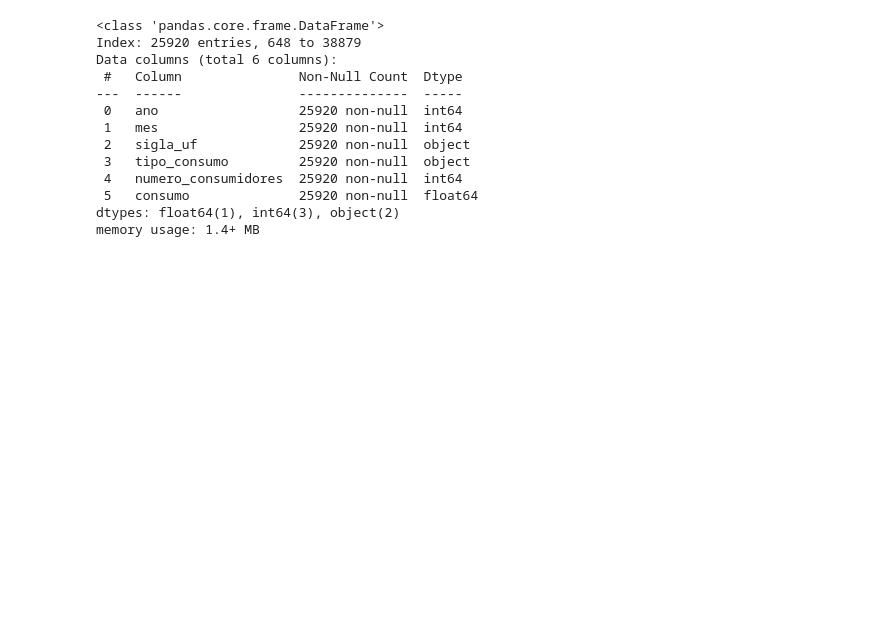
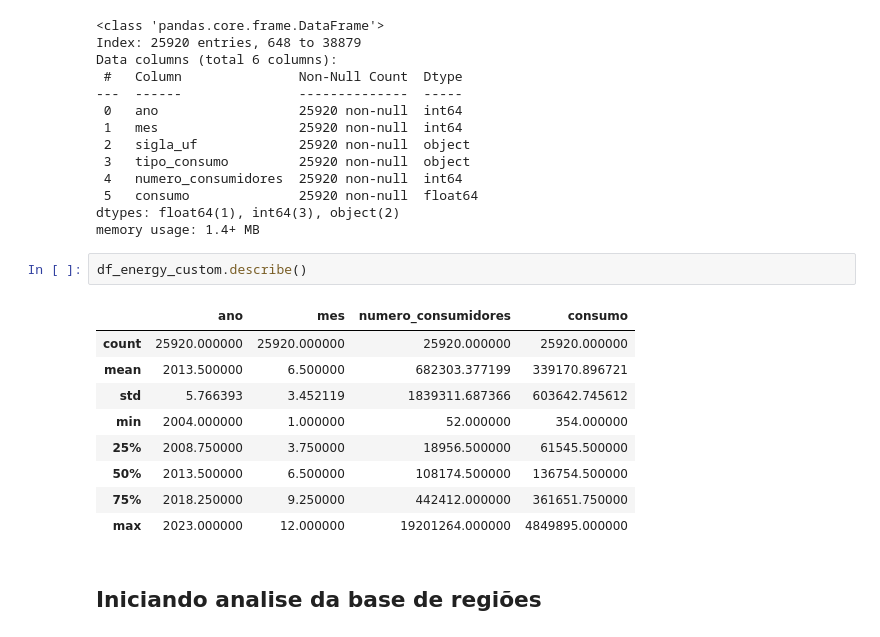
Before and after one commit to davi873/AI_energy_analysis_py, a Jupyter notebook: notebooks/index.ipynb, the cells around one changed output. Cells and saved outputs as stored; diff of their text form; blank space fills up the shorter version.

Commit message:
analise exploratoria finalizada

```diff
--- a/notebooks/index.ipynb
+++ b/notebooks/index.ipynb
@@ -179,3 +179,17 @@ Data columns (total 6 columns):
  5   consumo              25920 non-null  float64
 dtypes: float64(1), int64(3), object(2)
 memory usage: 1.4+ MB
+# %%
+df_energy_custom.describe()
+# %% [output]
+|  | ano | mes | numero_consumidores | consumo |
+| count | 25920.000000 | 25920.000000 | 25920.000000 | 25920.000000 |
+| mean | 2013.500000 | 6.500000 | 682303.377199 | 339170.896721 |
+| std | 5.766393 | 3.452119 | 1839311.687366 | 603642.745612 |
+| min | 2004.000000 | 1.000000 | 52.000000 | 354.000000 |
+| 25% | 2008.750000 | 3.750000 | 18956.500000 | 61545.500000 |
+| 50% | 2013.500000 | 6.500000 | 108174.500000 | 136754.500000 |
+| 75% | 2018.250000 | 9.250000 | 442412.000000 | 361651.750000 |
+| max | 2023.000000 | 12.000000 | 19201264.000000 | 4849895.000000 |
+# %% [markdown]
+## Iniciando analise da base de regiões
```
Also changed, not shown: parts of 17 cells of this notebook.
